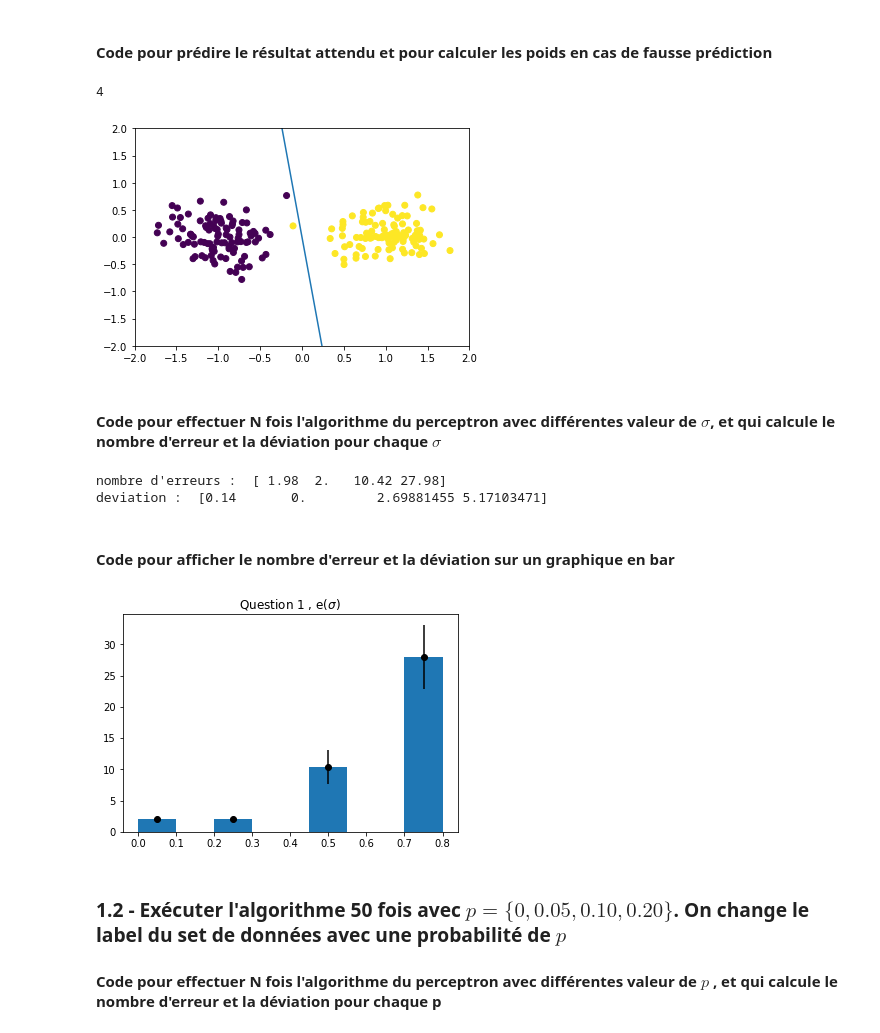
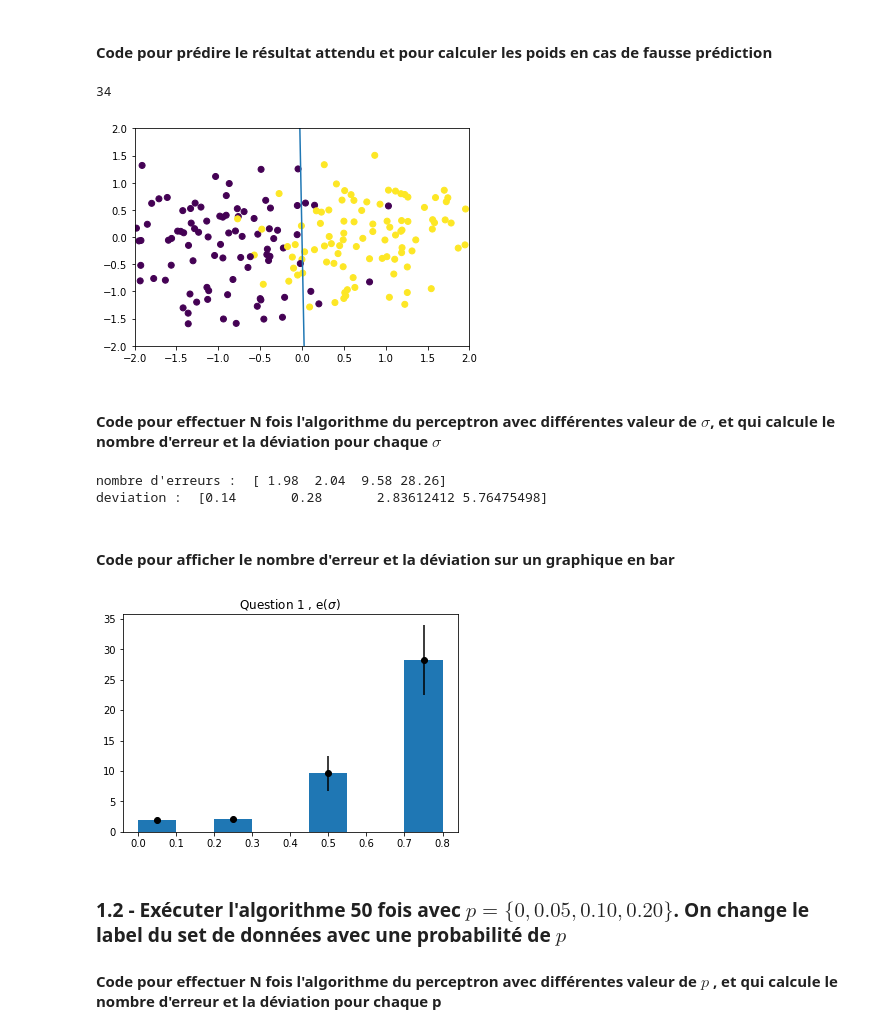
Before and after one commit to Maxtov/SI221, a Jupyter notebook: TP1/tp1_si221.ipynb, the cells around one changed output. Saved outputs shown, nothing was run; the diff lists cells and outputs as text; code cells hidden in the pictures.

```diff
--- a/TP1/tp1_si221.ipynb
+++ b/TP1/tp1_si221.ipynb
@@ -49,33 +49,33 @@ def affichage(X,y,w):
 # %%
 def predict(x, w):
 	if(np.dot(w,x) > 0):
 		return 1
 	else:
 		return 0
 
 def train(data, y,eta):
     w=np.zeros(3)
     error=0
     for i in range(len(data)):
         prediction = predict(data[i], w)
         if(prediction != y[i]):
             error += 1
             if(prediction):
                 w = w - eta * data[i]
             else:
                 w = w + eta * data[i]
     return w,error
 
-sigma = 0.3
+sigma = 0.75
 eta=1
 w=np.zeros(3)
 X,y = generate_data(sigma)
 w,error = train(X,y,eta)
 print(error)
 affichage(X,y,w)
 # %% [output]
-4
+34
-[figure, old version]
+[figure, new version]
 # %% [markdown]
 #### Code pour effectuer N fois l'algorithme du perceptron avec différentes valeur de $\sigma$, et qui calcule le nombre d'erreur et la déviation pour chaque $\sigma$
 # %%
@@ -89,6 +89,7 @@ def do_N_perceptron(N,eta,sigmas):
             #X = add_bias(X_no_bias)
             w,erreurs[n] = train(X,y,eta)
             e[sigma] += erreurs[n]
+
         e[sigma] = e[sigma]/50
         s[sigma] = calcul_deviation(erreurs,e[sigma],N)
     return e,s
@@ -106,8 +107,8 @@ err, s = do_N_perceptron(50,eta,sigmas)
 print("nombre d'erreurs : ",err)
 print("deviation : ",s)
 # %% [output]
-nombre d'erreurs :  [ 1.98  2.   10.42 27.98]
-deviation :  [0.14       0.         2.69881455 5.17103471]
+nombre d'erreurs :  [ 1.98  2.04  9.58 28.26]
+deviation :  [0.14       0.28       2.83612412 5.76475498]
 # %% [markdown]
 #### Code pour afficher le nombre d'erreur et la déviation sur un graphique en bar
 # %%
@@ -118,7 +119,7 @@ plt.title("Question 1 , e($\sigma$) ")
 plt.savefig("q1.png")
 plt.show(block=False)
 # %% [output]
-[figure, old version]
+[figure, new version]
 # %% [markdown]
 ### 1.2 - Exécuter l'algorithme 50 fois avec $p=\{0,0.05,0.10,0.20\}$. On change le label du set de données avec une probabilité de $p$
 
```
Also changed, not shown: parts of 9 cells of this notebook, 19 other files.
